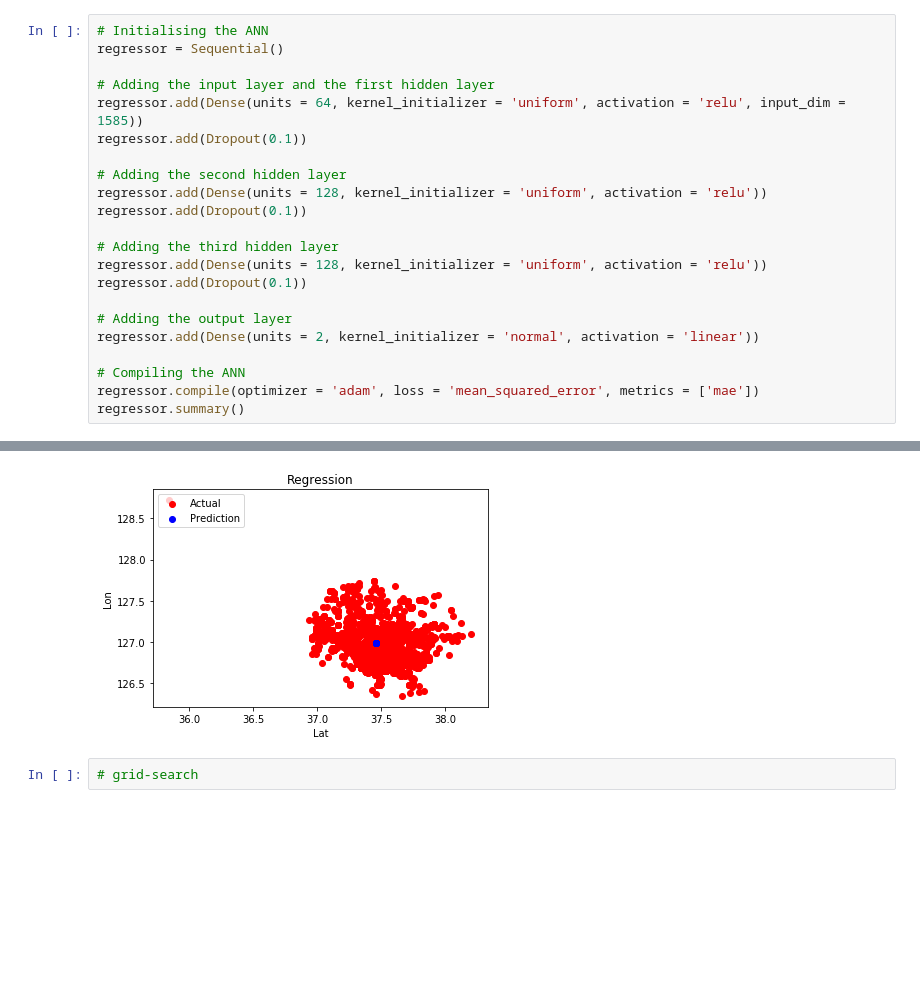
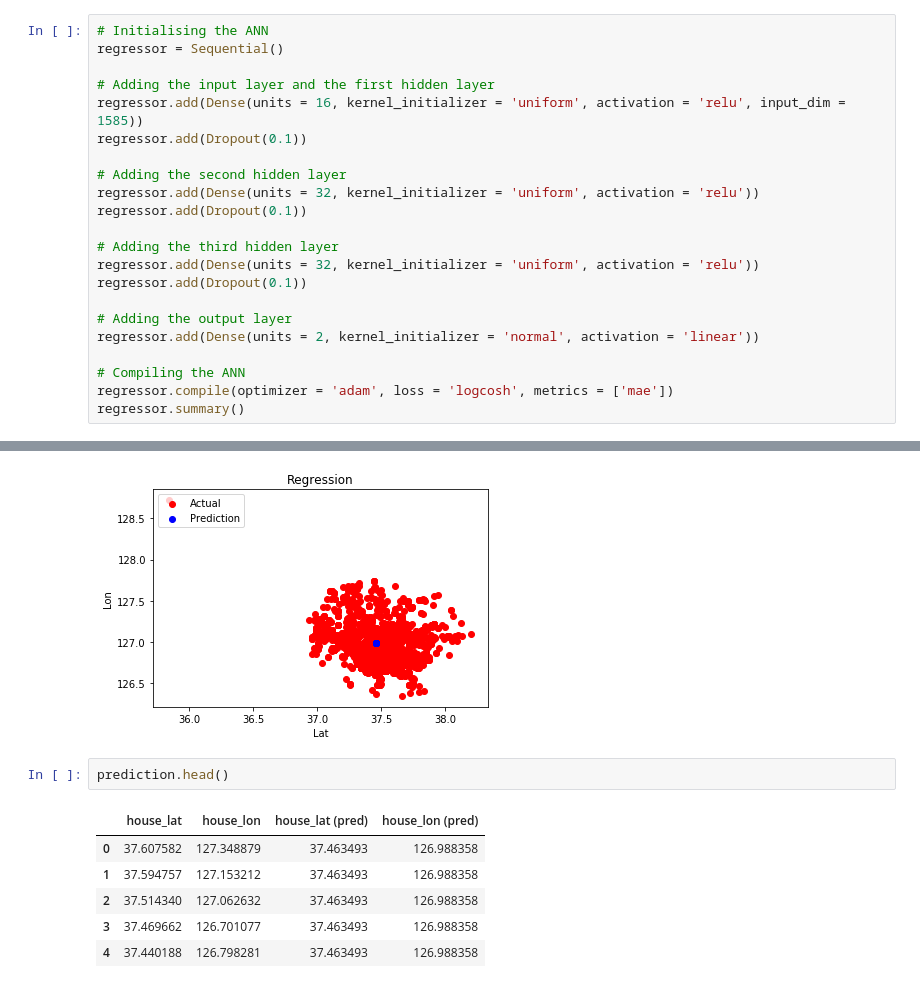
Before and after one commit to jasonyliang/Hanyang-Urban-Planning-Lab, a Jupyter notebook: Playground2.ipynb, the cells around one changed output, grey strips where cells are left out. Drawn from its saved outputs; the diff is of its cells as text; blank space fills up the shorter version.

```diff
--- a/Playground2.ipynb
+++ b/Playground2.ipynb
@@ -286,22 +286,22 @@ Using TensorFlow backend.
 regressor = Sequential()
 
 # Adding the input layer and the first hidden layer
-regressor.add(Dense(units = 64, kernel_initializer = 'uniform', activation = 'relu', input_dim = 1585))
+regressor.add(Dense(units = 16, kernel_initializer = 'uniform', activation = 'relu', input_dim = 1585))
 regressor.add(Dropout(0.1))
 
 # Adding the second hidden layer
-regressor.add(Dense(units = 128, kernel_initializer = 'uniform', activation = 'relu'))
+regressor.add(Dense(units = 32, kernel_initializer = 'uniform', activation = 'relu'))
 regressor.add(Dropout(0.1))
 
 # Adding the third hidden layer
-regressor.add(Dense(units = 128, kernel_initializer = 'uniform', activation = 'relu'))
+regressor.add(Dense(units = 32, kernel_initializer = 'uniform', activation = 'relu'))
 regressor.add(Dropout(0.1))
 
 # Adding the output layer
 regressor.add(Dense(units = 2, kernel_initializer = 'normal', activation = 'linear'))
 
 # Compiling the ANN
-regressor.compile(optimizer = 'adam', loss = 'mean_squared_error', metrics = ['mae'])
+regressor.compile(optimizer = 'adam', loss = 'logcosh', metrics = ['mae'])
 regressor.summary()
 # %% [output]
 _________________________________________________________________
@@ -366,5 +357,12 @@ plt.legend(loc='upper left')
 plt.show()
 # %% [output]
 [figure]
-# %%
-# grid-search
+# %%
+prediction.head()
+# %% [output]
+|  | house_lat | house_lon | house_lat (pred) | house_lon (pred) |
+| 0 | 37.607582 | 127.348879 | 37.463493 | 126.988358 |
+| 1 | 37.594757 | 127.153212 | 37.463493 | 126.988358 |
+| 2 | 37.514340 | 127.062632 | 37.463493 | 126.988358 |
+| 3 | 37.469662 | 126.701077 | 37.463493 | 126.988358 |
+| 4 | 37.440188 | 126.798281 | 37.463493 | 126.988358 |
```
Also changed, not shown: parts of 4 cells of this notebook.
